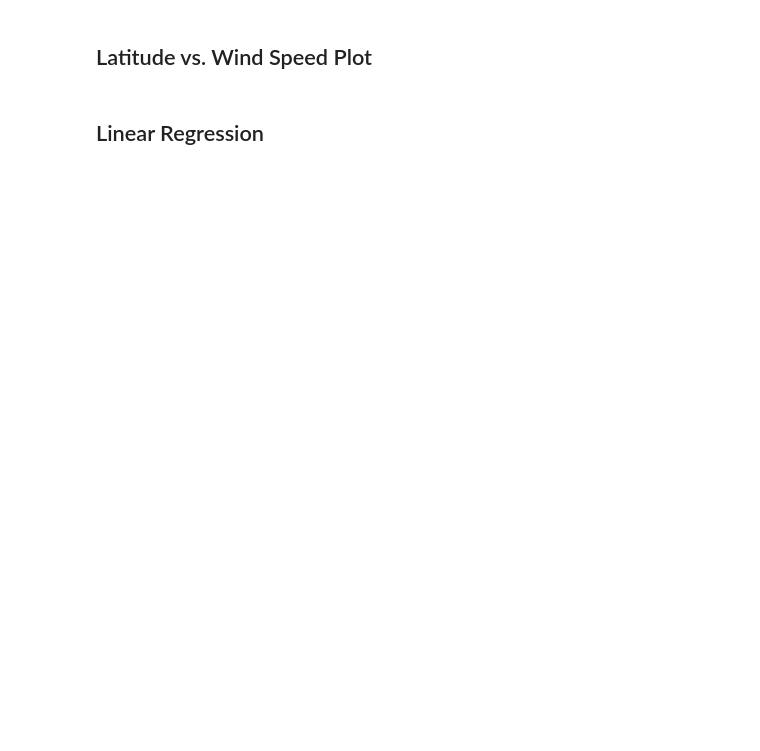
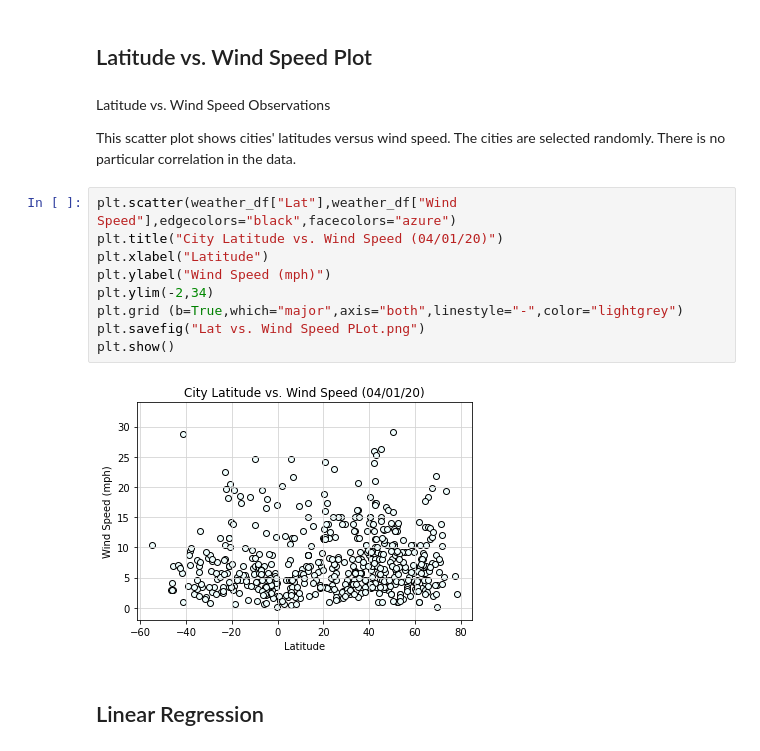
Before and after one commit to dalismo/python-api-challenge, a Jupyter notebook: WeatherPy/WeatherPy.ipynb, the cells around one changed output. Drawn from its saved outputs; the diff is of its cells as text; blank space fills up the shorter version.

```diff
--- a/WeatherPy/WeatherPy.ipynb
+++ b/WeatherPy/WeatherPy.ipynb
@@ -215,4 +224,19 @@ plt.show()
 # %% [markdown]
 ## Latitude vs. Wind Speed Plot
+# %% [markdown]
+Latitude vs. Wind Speed Observations
+
+This scatter plot shows cities' latitudes versus wind speed. The cities are selected randomly. There is no particular correlation in the data.
+# %%
+plt.scatter(weather_df["Lat"],weather_df["Wind Speed"],edgecolors="black",facecolors="azure")
+plt.title("City Latitude vs. Wind Speed (04/01/20)")
+plt.xlabel("Latitude")
+plt.ylabel("Wind Speed (mph)")
+plt.ylim(-2,34)
+plt.grid (b=True,which="major",axis="both",linestyle="-",color="lightgrey")
+plt.savefig("Lat vs. Wind Speed PLot.png")
+plt.show()
+# %% [output]
+[figure, added]
 # %% [markdown]
 ## Linear Regression
```
Also changed, not shown: parts of 13 cells of this notebook, 7 other files.
